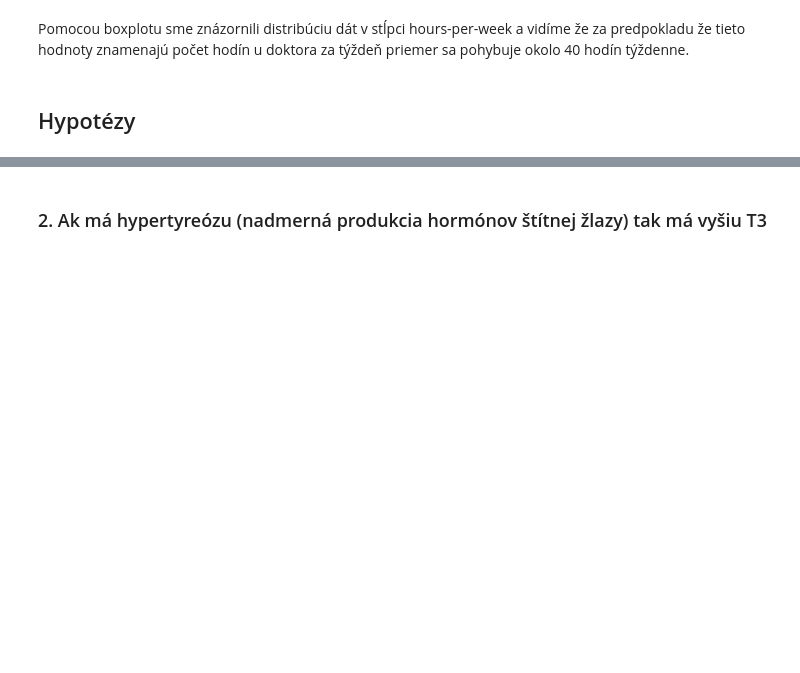
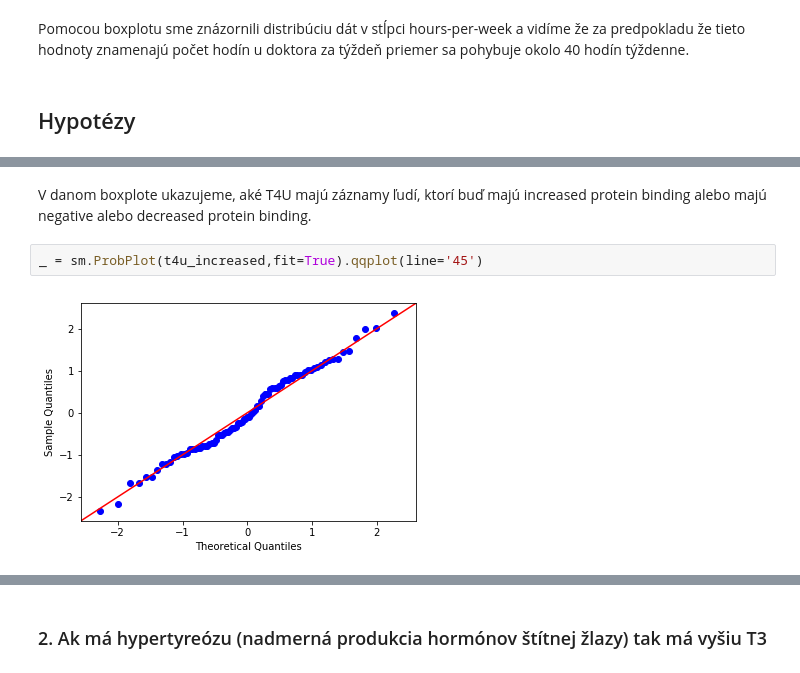
Before and after one commit to zuhi6/IAU-Projekt, a Jupyter notebook: Projekt.ipynb, the cells around one changed output, grey strips where cells are left out. Drawn from its saved outputs; the diff is of its cells as text; blank space fills up the shorter version.

```diff
--- a/Projekt.ipynb
+++ b/Projekt.ipynb
@@ -424,0 +400,6 @@ Tu vidíme, že naše tvrdenie je vyvrátené kedže v stĺpci pre ľudí ktorí
+# %% [markdown]
+V danom boxplote ukazujeme, aké T4U majú záznamy ľudí, ktorí buď majú increased protein binding alebo majú negative alebo decreased protein binding.
+# %%
+_ = sm.ProbPlot(t4u_increased,fit=True).qqplot(line='45')
+# %% [output]
+[figure, added]
```
Also changed, not shown: parts of 69 cells of this notebook.
